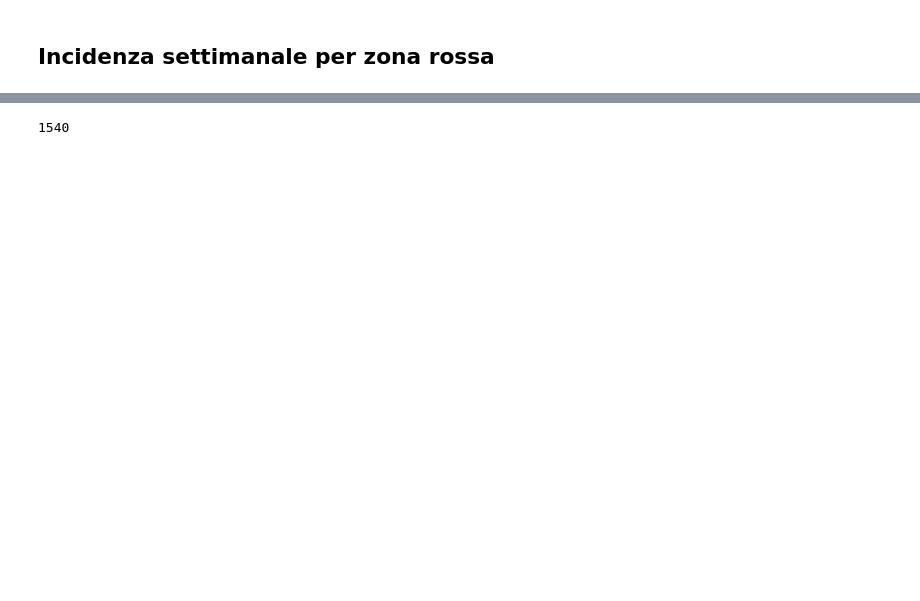
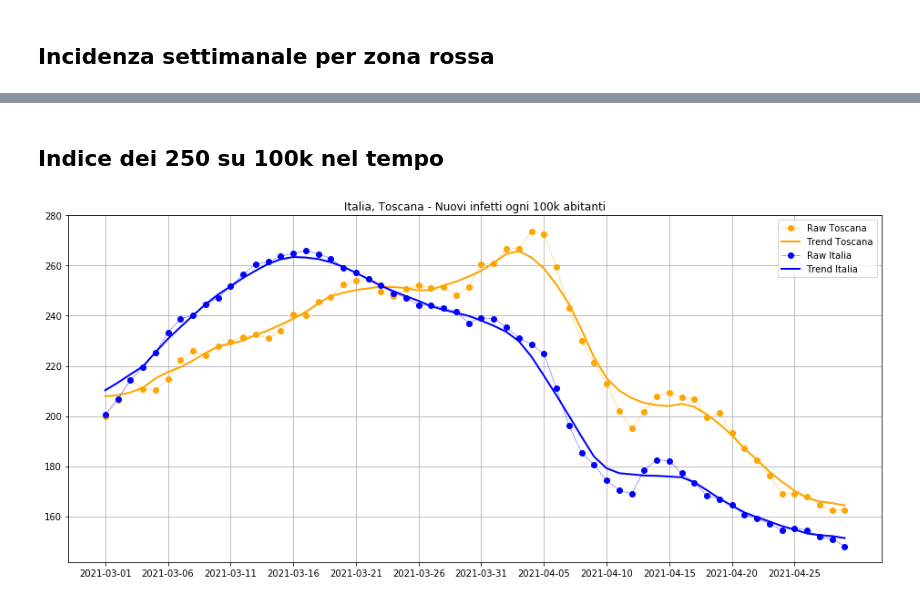
Before and after one commit to taracchi/covid, a Jupyter notebook: analisi_infetti.ipynb, the cells around one changed output, grey strips where cells are left out. Saved outputs shown, nothing was run; the diff lists cells and outputs as text; code cells hidden in the pictures; blank space fills up the shorter version.

```diff
--- a/analisi_infetti.ipynb
+++ b/analisi_infetti.ipynb
@@ -450,4 +446,30 @@ giorni[-1]
-# %%
-9325-7785
-# %% [output]
-1540
+# %% [markdown]
+## Indice dei 250 su 100k nel tempo
+# %%
+popolazione['Italia']=np.sum([popolazione[r] for r in regioni if r!='Italia'])
+# %%
+regione='Toscana'
+last_days=60
+num_samples=len(trend['nuovi_positivi'][regione])
+
+valori_italia=[np.sum(trend['nuovi_positivi']['Italia'][d-7:d])/popolazione['Italia']*100000 for d in range(num_samples-last_days+1,num_samples+1)]
+valori_italia=np.array(valori_italia)
+
+valori=[np.sum(trend['nuovi_positivi'][regione][d-7:d])/popolazione[regione]*100000 for d in range(num_samples-last_days+1,num_samples+1)]
+valori=np.array(valori)
+
+fig,ax=plt.subplots(1,figsize=(16,7))
+# regione
+ax.plot(list(range(last_days)),valori,'o--',color='orange',linewidth=0.5,label='Raw %s'%regione)
+ax.plot(list(range(last_days)),moving_function_rev1(valori,np.mean,3,3),linewidth=2,color='orange',label='Trend %s'%regione)
+# Italia
+ax.plot(list(range(last_days)),valori_italia,'bo--',linewidth=0.5,label='Raw Italia')
+ax.plot(list(range(last_days)),moving_function_rev1(valori_italia,np.mean,3,3),linewidth=2,color='blue',label='Trend Italia')
+
+ax.legend()
+ax.set_title('Italia, %s - Nuovi infetti ogni 100k abitanti'%regione)
+ax.set_xticks(list(range(0,last_days,5)))
+ax.set_xticklabels(giorni_label[list(range(len(giorni)-last_days,len(giorni),5))])
+ax.grid()
+# %% [output]
+[figure, added]
```
Also changed, not shown: parts of 20 cells of this notebook, 15 other files.
